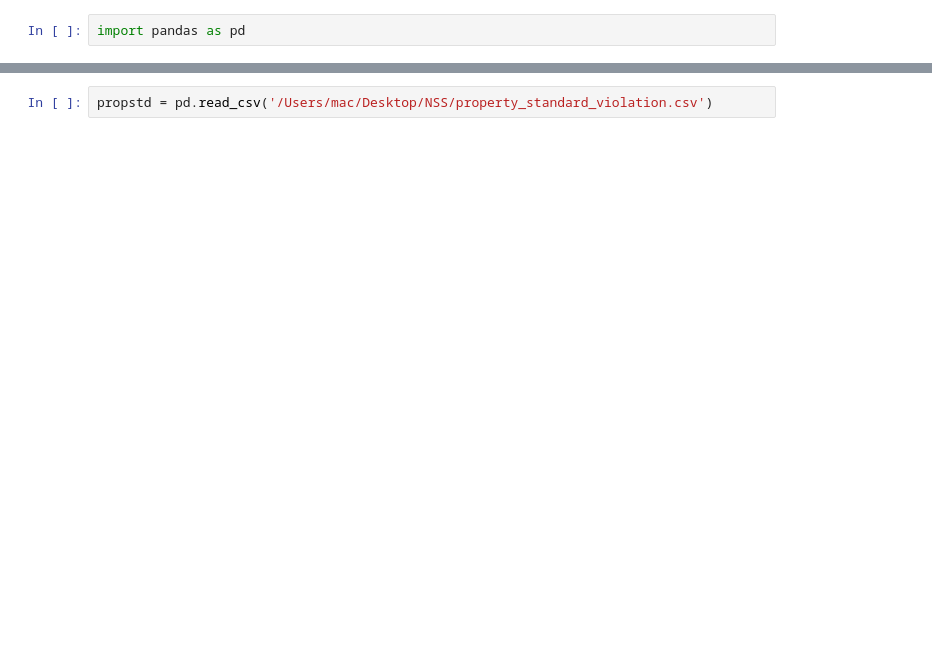
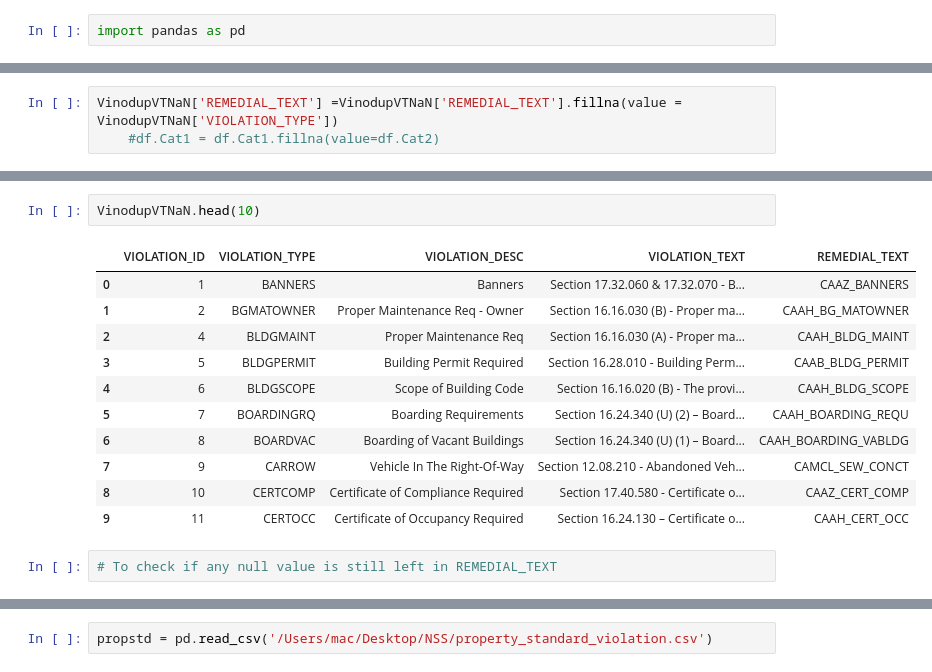
Before and after one commit to paulo-g-martinez/dq2-codes-violations-nashville, a Jupyter notebook: DQ2.ipynb, the cells around one changed output, grey strips where cells are left out. Drawn from its saved outputs; the diff is of its cells as text; blank space fills up the shorter version.

```diff
--- a/DQ2.ipynb
+++ b/DQ2.ipynb
@@ -4,0 +157,3 @@ violation = pd.read_excel('Codes\' List of Violations 15 aug 2017.xlsx')
+# %%
+VinodupVTNaN['REMEDIAL_TEXT'] =VinodupVTNaN['REMEDIAL_TEXT'].fillna(value = VinodupVTNaN['VIOLATION_TYPE'])
+    #df.Cat1 = df.Cat1.fillna(value=df.Cat2)
@@ -4,0 +174,16 @@ violation = pd.read_excel('Codes\' List of Violations 15 aug 2017.xlsx')
+# %%
+VinodupVTNaN.head(10)
+# %% [output]
+|  | VIOLATION_ID | VIOLATION_TYPE | VIOLATION_DESC | VIOLATION_TEXT | REMEDIAL_TEXT |
+| 0 | 1 | BANNERS | Banners | Section 17.32.060 & 17.32.070 - B... | CAAZ_BANNERS |
+| 1 | 2 | BGMATOWNER | Proper Maintenance Req - Owner | Section 16.16.030 (B) - Proper ma... | CAAH_BG_MATOWNER |
+| 2 | 4 | BLDGMAINT | Proper Maintenance Req | Section 16.16.030 (A) - Proper ma... | CAAH_BLDG_MAINT |
+| 3 | 5 | BLDGPERMIT | Building Permit Required | Section 16.28.010 - Building Perm... | CAAB_BLDG_PERMIT |
+| 4 | 6 | BLDGSCOPE | Scope of Building Code | Section 16.16.020 (B) - The provi... | CAAH_BLDG_SCOPE |
+| 5 | 7 | BOARDINGRQ | Boarding Requirements | Section 16.24.340 (U) (2) – Board... | CAAH_BOARDING_REQU |
+| 6 | 8 | BOARDVAC | Boarding of Vacant Buildings | Section 16.24.340 (U) (1) – Board... | CAAH_BOARDING_VABLDG |
+| 7 | 9 | CARROW | Vehicle In The Right-Of-Way | Section 12.08.210 - Abandoned Veh... | CAMCL_SEW_CONCT |
+| 8 | 10 | CERTCOMP | Certificate of Compliance Required | Section 17.40.580 - Certificate o... | CAAZ_CERT_COMP |
+| 9 | 11 | CERTOCC | Certificate of Occupancy Required | Section 16.24.130 – Certificate o... | CAAH_CERT_OCC |
+# %%
+# To check if any null value is still left in REMEDIAL_TEXT
```
Also changed, not shown: parts of 104 cells of this notebook.
